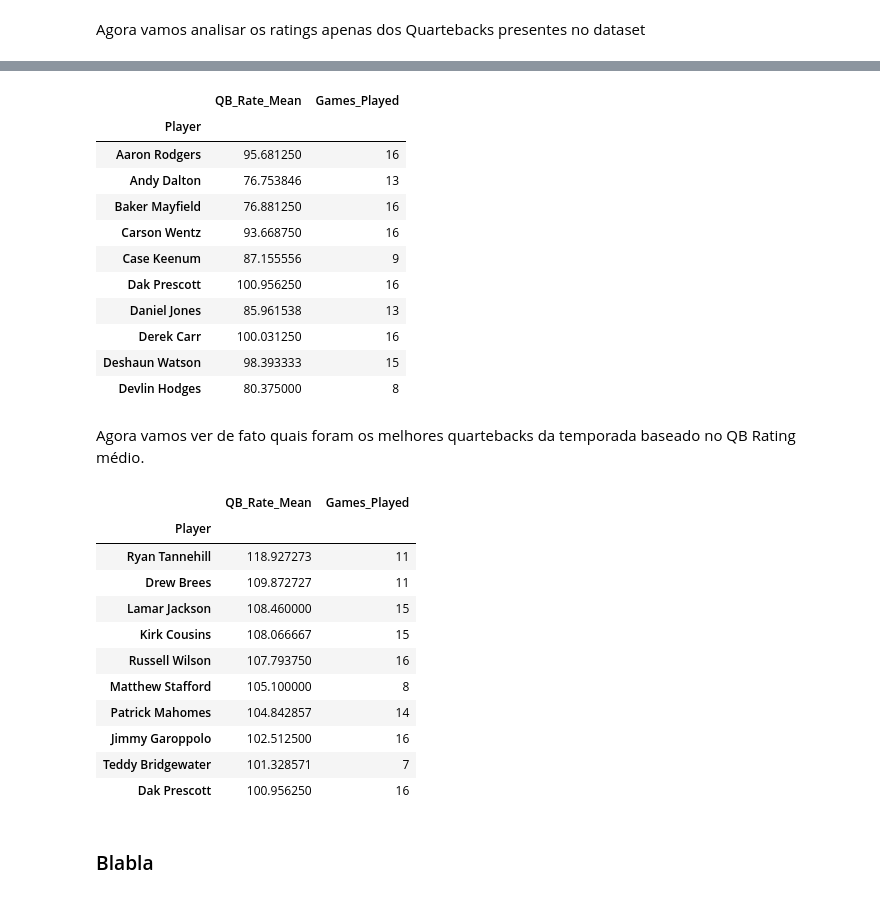
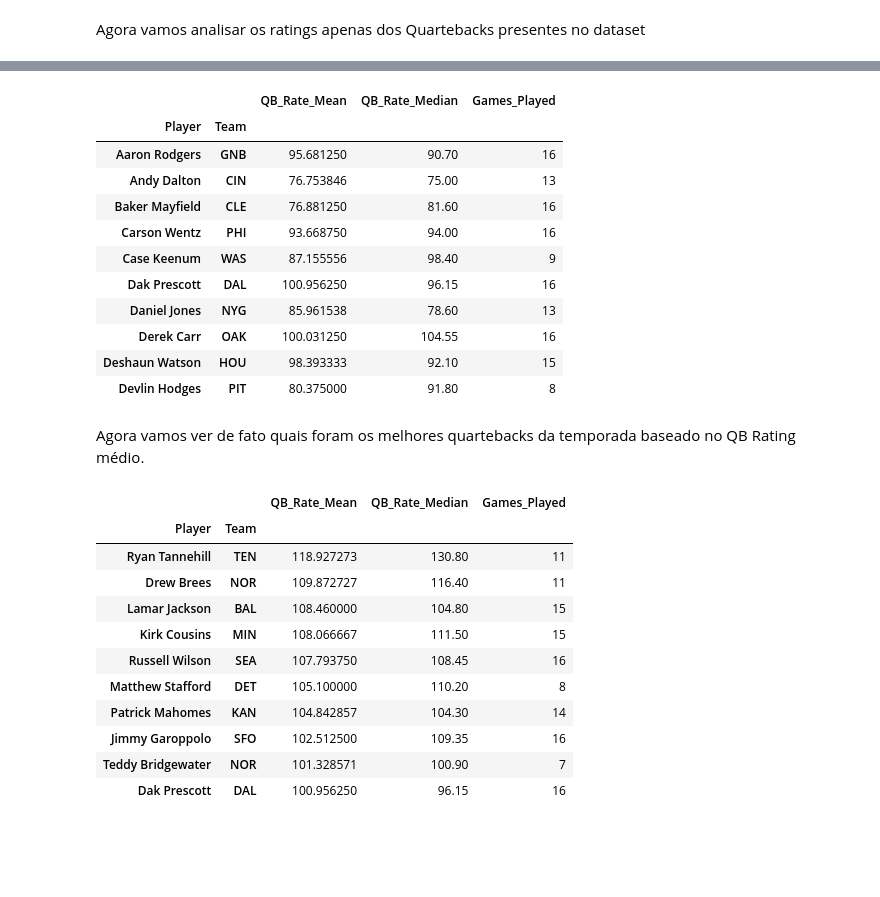
Before and after one commit to Valgueiro/dataScience_project, a Jupyter notebook: Projeto_1_dataScience.ipynb, the cells around one changed output, grey strips where cells are left out. Drawn from its saved outputs; the diff is of its cells as text; code cells hidden in the pictures; blank space fills up the shorter version.

```diff
--- a/Projeto_1_dataScience.ipynb
+++ b/Projeto_1_dataScience.ipynb
@@ -286,8 +285,9 @@ all_players_qb_stats['Player', 'Position', 'QB_Rate'].mean().sort_values(['QB_Ra
 # %% [markdown]
 Como podemos ver nos valores maiores e menores mostrados, todos os jogadores com o rate máximo são de posições diferentes de QB. Isso se deve marjoritariamente ao fato de que jogadores de outras posições podem até jogar como QB em jogadas "engraçadinhas", mas essas são poucas durante uma temporada inteira. Entao, vamos retirar esses outros jogadores.
 # %%
-qb_players = qbs[qbs['Position'] == 'QB'][['Player', 'QB_Rate']].groupby(['Player']).agg(
-              QB_Rate_Mean=pd.NamedAgg(column='QB_Rate', aggfunc='mean'),
-              Games_Played=pd.NamedAgg(column='QB_Rate', aggfunc='count'))
+qb_players = qbs[qbs['Position'] == 'QB'][['Player', 'QB_Rate','Team']].groupby(['Player','Team']).agg(
+                                                  QB_Rate_Mean=pd.NamedAgg(column='QB_Rate', aggfunc='mean'),
+                                                  QB_Rate_Median=pd.NamedAgg(column='QB_Rate', aggfunc='median'),
+                                                  Games_Played=pd.NamedAgg(column='QB_Rate', aggfunc='count'))
 qb_players.head(10)
 # %% [output]
@@ -327,34 +327,33 @@ Vemos outro ponto estranho: **Matt Schaub** é o Quarterback Reserva de Texas e
 qb_players_with_at_least_5_games = qb_players[qb_players['Games_Played'] > 5]
 qb_players_with_at_least_5_games.head(10)
 # %% [output]
-|  | QB_Rate_Mean | Games_Played |
-| Player |  |  |
-| Aaron Rodgers | 95.681250 | 16 |
-| Andy Dalton | 76.753846 | 13 |
-| Baker Mayfield | 76.881250 | 16 |
-| Carson Wentz | 93.668750 | 16 |
-| Case Keenum | 87.155556 | 9 |
-| Dak Prescott | 100.956250 | 16 |
-| Daniel Jones | 85.961538 | 13 |
-| Derek Carr | 100.031250 | 16 |
-| Deshaun Watson | 98.393333 | 15 |
-| Devlin Hodges | 80.375000 | 8 |
+|  |  | QB_Rate_Mean | QB_Rate_Median | Games_Played |
+| Player | Team |  |  |  |
+| Aaron Rodgers | GNB | 95.681250 | 90.70 | 16 |
+| Andy Dalton | CIN | 76.753846 | 75.00 | 13 |
+| Baker Mayfield | CLE | 76.881250 | 81.60 | 16 |
+| Carson Wentz | PHI | 93.668750 | 94.00 | 16 |
+| Case Keenum | WAS | 87.155556 | 98.40 | 9 |
+| Dak Prescott | DAL | 100.956250 | 96.15 | 16 |
+| Daniel Jones | NYG | 85.961538 | 78.60 | 13 |
+| Derek Carr | OAK | 100.031250 | 104.55 | 16 |
+| Deshaun Watson | HOU | 98.393333 | 92.10 | 15 |
+| Devlin Hodges | PIT | 80.375000 | 91.80 | 8 |
 # %% [markdown]
 Agora vamos ver de fato quais foram os melhores quartebacks da temporada baseado no QB Rating médio.
 # %%
-qb_players_with_at_least_5_games.sort_values(['QB_Rate_Mean'],ascending=False).head(10)
+sorted_qb_players_with_at_least_5_games = qb_players_with_at_least_5_games.sort_values(['QB_Rate_Mean'],ascending=False)
+sorted_qb_players_with_at_least_5_games.head(10)
 # %% [output]
-|  | QB_Rate_Mean | Games_Played |
-| Player |  |  |
-| Ryan Tannehill | 118.927273 | 11 |
-| Drew Brees | 109.872727 | 11 |
-| Lamar Jackson | 108.460000 | 15 |
-| Kirk Cousins | 108.066667 | 15 |
-| Russell Wilson | 107.793750 | 16 |
-| Matthew Stafford | 105.100000 | 8 |
-| Patrick Mahomes | 104.842857 | 14 |
-| Jimmy Garoppolo | 102.512500 | 16 |
-| Teddy Bridgewater | 101.328571 | 7 |
-| Dak Prescott | 100.956250 | 16 |
+|  |  | QB_Rate_Mean | QB_Rate_Median | Games_Played |
+| Player | Team |  |  |  |
+| Ryan Tannehill | TEN | 118.927273 | 130.80 | 11 |
+| Drew Brees | NOR | 109.872727 | 116.40 | 11 |
+| Lamar Jackson | BAL | 108.460000 | 104.80 | 15 |
+| Kirk Cousins | MIN | 108.066667 | 111.50 | 15 |
+| Russell Wilson | SEA | 107.793750 | 108.45 | 16 |
+| Matthew Stafford | DET | 105.100000 | 110.20 | 8 |
+| Patrick Mahomes | KAN | 104.842857 | 104.30 | 14 |
+| Jimmy Garoppolo | SFO | 102.512500 | 109.35 | 16 |
+| Teddy Bridgewater | NOR | 101.328571 | 100.90 | 7 |
+| Dak Prescott | DAL | 100.956250 | 96.15 | 16 |
-# %% [markdown]
-### Blabla
```
Also changed, not shown: parts of 20 cells of this notebook.
